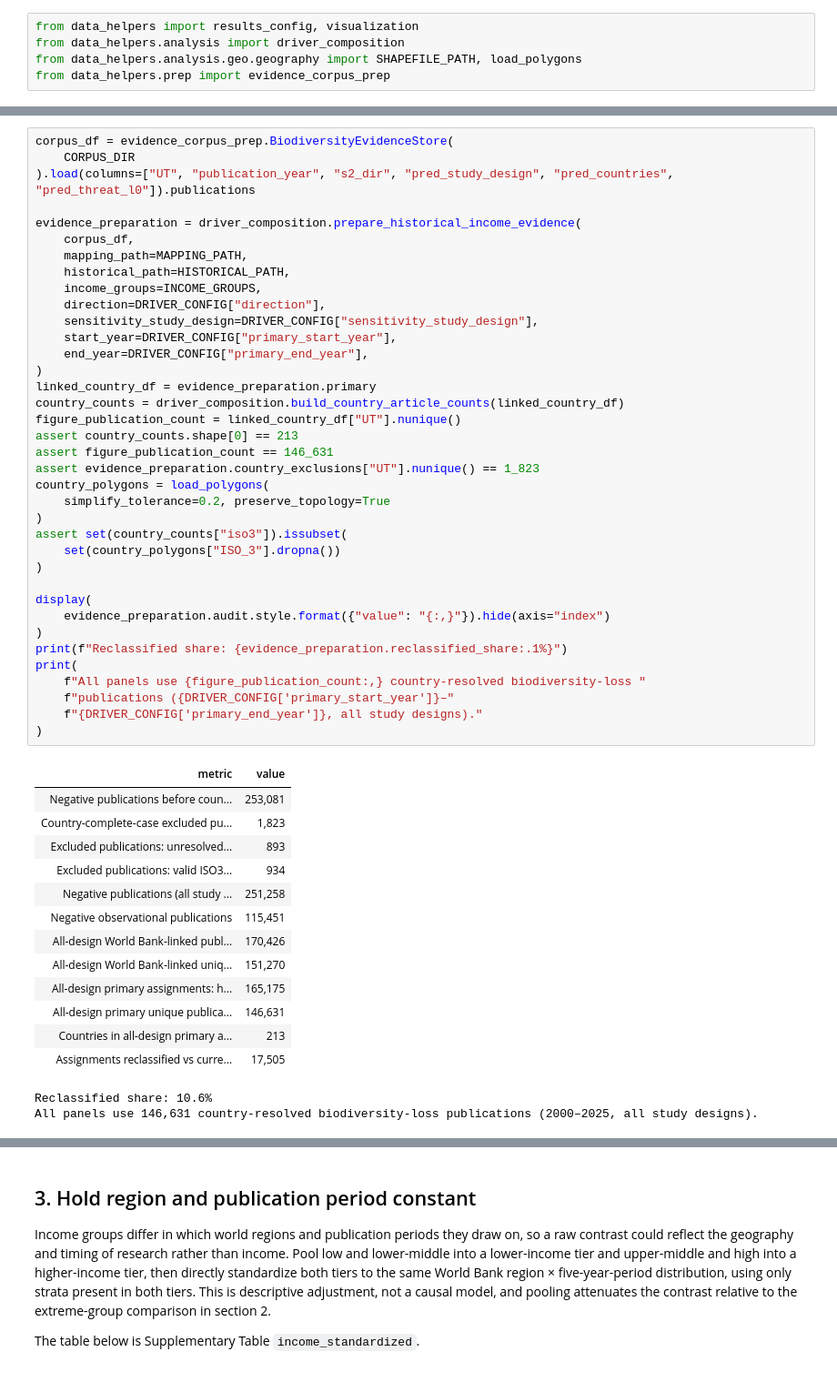
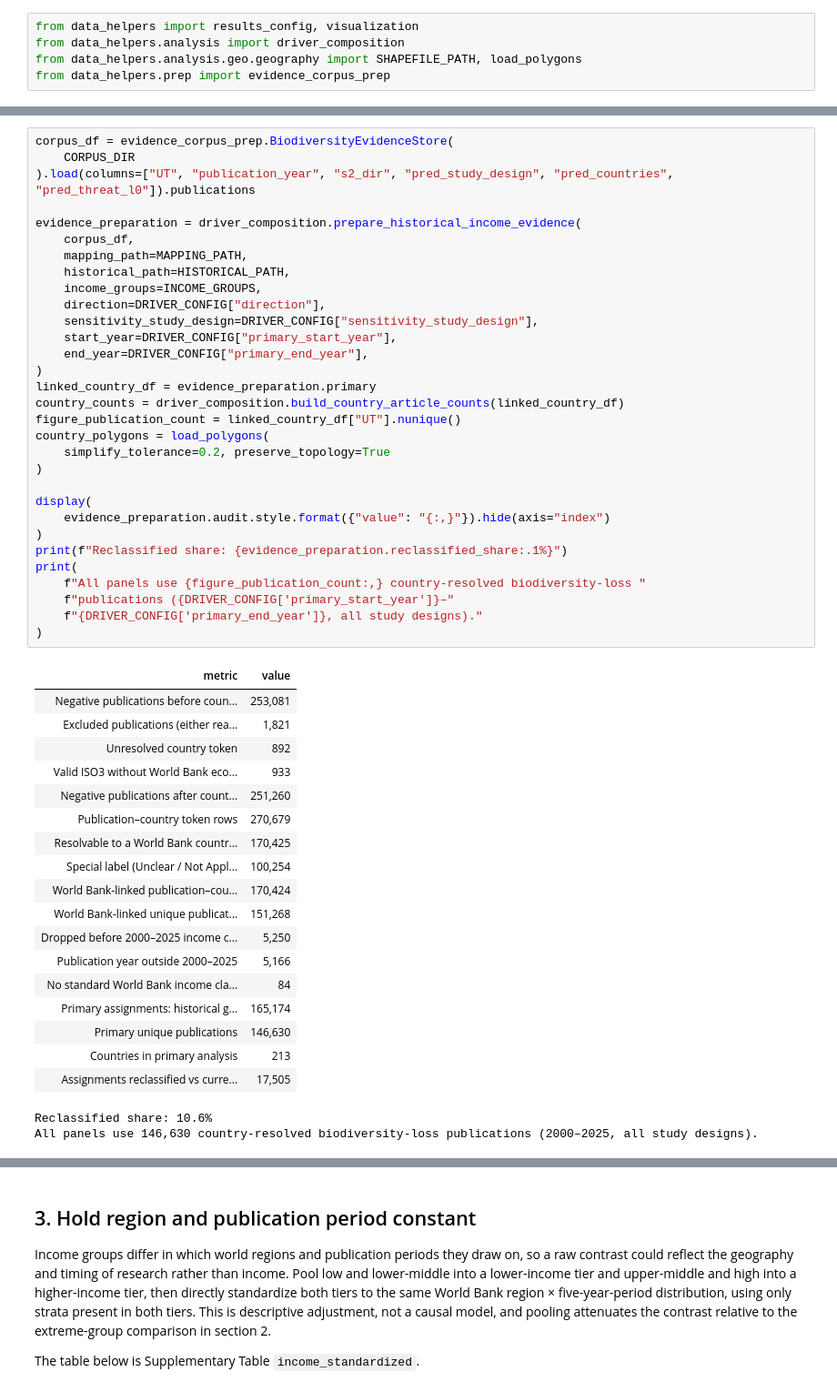
Before and after one commit to hunaindot/biodiversity-change-systematic-map, a Jupyter notebook: notebooks/results/02_income_composition.ipynb, the cells around one changed output, grey strips where cells are left out. Shown at 91% size. Cells and saved outputs as stored; diff of their text form.

Commit message:
simplify income composition outputs

```diff
--- a/notebooks/results/02_income_composition.ipynb
+++ b/notebooks/results/02_income_composition.ipynb
@@ -111,52 +109,51 @@ corpus_df = evidence_corpus_prep.BiodiversityEvidenceStore(
 
 evidence_preparation = driver_composition.prepare_historical_income_evidence(
     corpus_df,
     mapping_path=MAPPING_PATH,
     historical_path=HISTORICAL_PATH,
     income_groups=INCOME_GROUPS,
     direction=DRIVER_CONFIG["direction"],
     sensitivity_study_design=DRIVER_CONFIG["sensitivity_study_design"],
     start_year=DRIVER_CONFIG["primary_start_year"],
     end_year=DRIVER_CONFIG["primary_end_year"],
 )
 linked_country_df = evidence_preparation.primary
 country_counts = driver_composition.build_country_article_counts(linked_country_df)
 figure_publication_count = linked_country_df["UT"].nunique()
-assert country_counts.shape[0] == 213
-assert figure_publication_count == 146_631
-assert evidence_preparation.country_exclusions["UT"].nunique() == 1_823
 country_polygons = load_polygons(
     simplify_tolerance=0.2, preserve_topology=True
-)
-assert set(country_counts["iso3"]).issubset(
-    set(country_polygons["ISO_3"].dropna())
 )
 
 display(
     evidence_preparation.audit.style.format({"value": "{:,}"}).hide(axis="index")
 )
 print(f"Reclassified share: {evidence_preparation.reclassified_share:.1%}")
 print(
     f"All panels use {figure_publication_count:,} country-resolved biodiversity-loss "
     f"publications ({DRIVER_CONFIG['primary_start_year']}–"
     f"{DRIVER_CONFIG['primary_end_year']}, all study designs)."
 )
 # %% [output]
 | metric | value |
 | Negative publications before coun... | 253,081 |
-| Country-complete-case excluded pu... | 1,823 |
-| Excluded publications: unresolved... | 893 |
-| Excluded publications: valid ISO3... | 934 |
-| Negative publications (all study ... | 251,258 |
-| Negative observational publications | 115,451 |
-| All-design World Bank-linked publ... | 170,426 |
-| All-design World Bank-linked uniq... | 151,270 |
-| All-design primary assignments: h... | 165,175 |
-| All-design primary unique publica... | 146,631 |
-| Countries in all-design primary a... | 213 |
+| Excluded publications (either rea... | 1,821 |
+| Unresolved country token | 892 |
+| Valid ISO3 without World Bank eco... | 933 |
+| Negative publications after count... | 251,260 |
+| Publication–country token rows | 270,679 |
+| Resolvable to a World Bank countr... | 170,425 |
+| Special label (Unclear / Not Appl... | 100,254 |
+| World Bank-linked publication–cou... | 170,424 |
+| World Bank-linked unique publicat... | 151,268 |
+| Dropped before 2000–2025 income c... | 5,250 |
+| Publication year outside 2000–2025 | 5,166 |
+| No standard World Bank income cla... | 84 |
+| Primary assignments: historical g... | 165,174 |
+| Primary unique publications | 146,630 |
+| Countries in primary analysis | 213 |
 | Assignments reclassified vs curre... | 17,505 |
 Reclassified share: 10.6%
-All panels use 146,631 country-resolved biodiversity-loss publications (2000–2025, all study designs).
+All panels use 146,630 country-resolved biodiversity-loss publications (2000–2025, all study designs).
 # %% [markdown]
 ## 2. Geographic coverage, threat composition, and the extreme-group contrast
 
```
Also changed, not shown: parts of 19 cells of this notebook, 20 other files.
